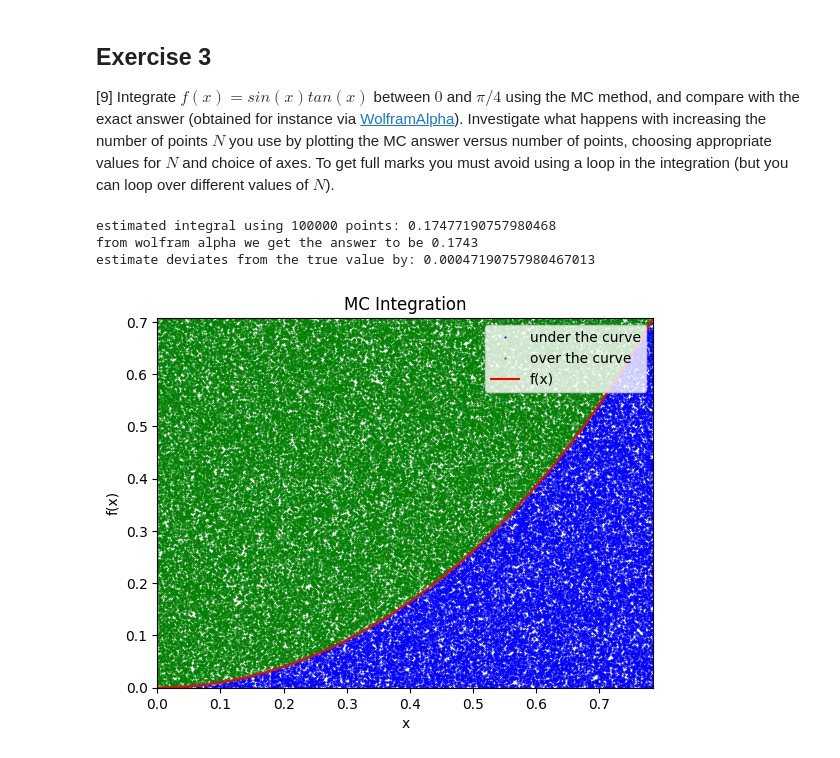
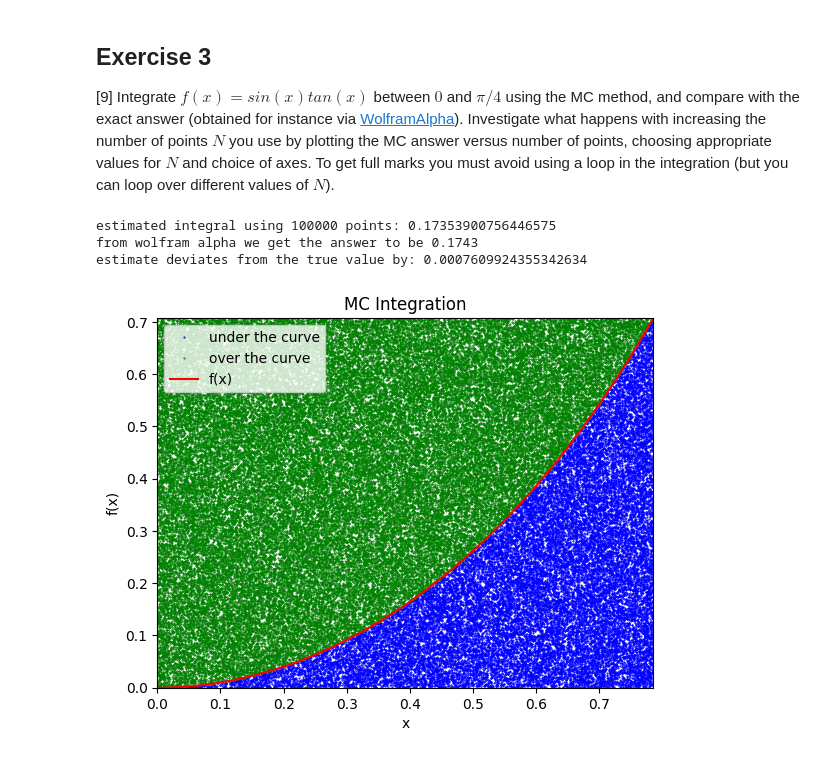
Before and after one commit to PX2145-2025/week-6-b-JonesRhys, a Jupyter notebook: Monte_Carlo.ipynb, the cells around one changed output. Saved outputs shown, nothing was run; the diff lists cells and outputs as text; code cells hidden in the pictures.

```diff
--- a/Monte_Carlo.ipynb
+++ b/Monte_Carlo.ipynb
@@ -288,34 +288,34 @@ Wall time: 1.83 ms
 from numpy import pi, sin, tan, atanh, sqrt # imports
 def f(x):
   return sin(x)*tan(x)
 a= 0 # computing the integral
 b= pi/4
 max_f = f(b)
 N = int(1e5)
 x_rand = a + (b-a)*np.random.random(N)
 y_rand = 0 + (max_f-0) * random(N)
 under_curce = y_rand <= f(x_rand)
 n_under_curve = np.sum(under_curce)
 area_rectangle = (b-a) * max_f
 integral_estimate = (n_under_curve / N) * area_rectangle
 
 print(f"estimated integral using {N} points: {integral_estimate}") # printing out answers
 print(f"from wolfram alpha we get the answer to be 0.1743")
 print(f"estimate deviates from the true value by: {abs(0.1743-integral_estimate)}")
 
 x_values=np.linspace(a,b,100) # creating the slope
 plt.plot(x_rand[under_curce==True],y_rand[under_curce==True],'b.', label="under the curve", markersize= 1) # this plots the blue part under the slope
 plt.plot(x_rand[under_curce==False],y_rand[under_curce==False],'g.', label="over the curve", markersize= 1) # this plots the green part above the slope
 plt.plot(x_values,f(x_values),'r-', label="f(x)") # plotting the slope
 plt.xlim(0,pi/4) # everything below is just plot parameters
 plt.ylim(0,max_f)
 plt.title("MC Integration")
 plt.xlabel("x")
 plt.ylabel("f(x)")
-plt.legend(loc = "upper right")
+plt.legend(loc = "upper left")
 plt.show()
 # %% [output]
-estimated integral using 100000 points: 0.17477190757980468
+estimated integral using 100000 points: 0.17353900756446575
 from wolfram alpha we get the answer to be 0.1743
-estimate deviates from the true value by: 0.00047190757980467013
+estimate deviates from the true value by: 0.0007609924355342634
-[figure, old version]
+[figure, new version]
```
Also changed, not shown: parts of 12 cells of this notebook.
